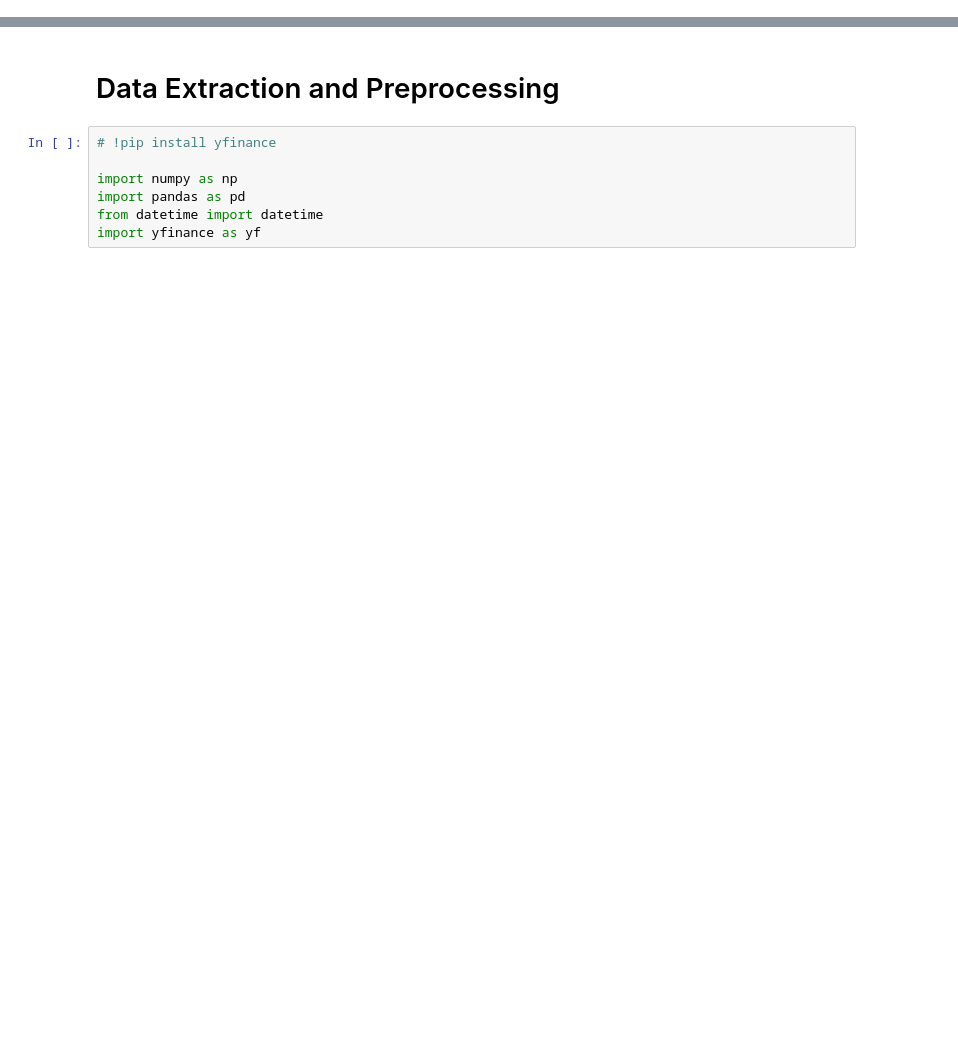
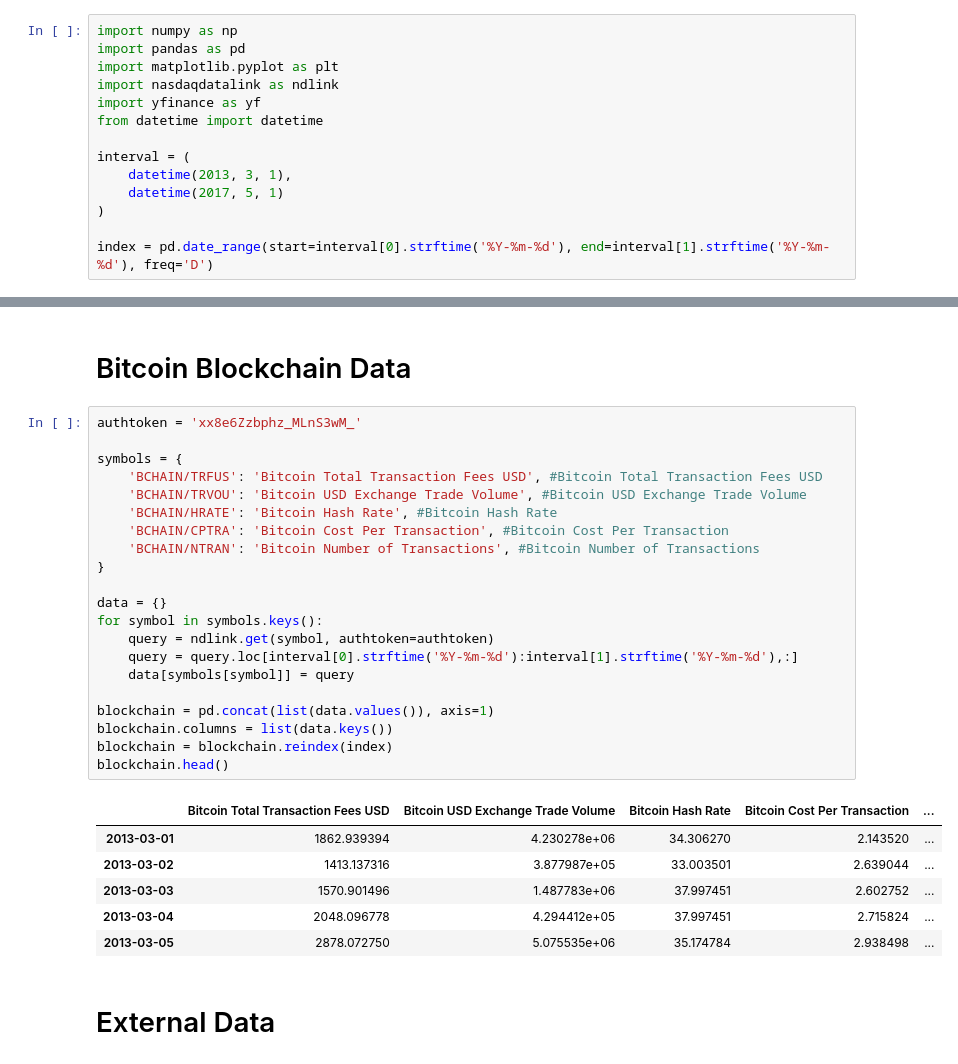
Before and after one commit to IgorTrevelin/MBA_TCC, a Jupyter notebook: data.ipynb, the cells around one changed output, grey strips where cells are left out. Drawn from its saved outputs; the diff is of its cells as text; blank space fills up the shorter version.

```diff
--- a/data.ipynb
+++ b/data.ipynb
@@ -0,0 +1,14 @@
+# %%
+import numpy as np
+import pandas as pd
+import matplotlib.pyplot as plt
+import nasdaqdatalink as ndlink
+import yfinance as yf
+from datetime import datetime
+
+interval = (
+    datetime(2013, 3, 1),
+    datetime(2017, 5, 1)
+)
+
+index = pd.date_range(start=interval[0].strftime('%Y-%m-%d'), end=interval[1].strftime('%Y-%m-%d'), freq='D')
@@ -1,9 +33,32 @@
+# %% [markdown]
+# Bitcoin Blockchain Data
+# %%
+authtoken = 'xx8e6Zzbphz_MLnS3wM_'
+
+symbols = {
+    'BCHAIN/TRFUS': 'Bitcoin Total Transaction Fees USD', #Bitcoin Total Transaction Fees USD
+    'BCHAIN/TRVOU': 'Bitcoin USD Exchange Trade Volume', #Bitcoin USD Exchange Trade Volume
+    'BCHAIN/HRATE': 'Bitcoin Hash Rate', #Bitcoin Hash Rate
+    'BCHAIN/CPTRA': 'Bitcoin Cost Per Transaction', #Bitcoin Cost Per Transaction
+    'BCHAIN/NTRAN': 'Bitcoin Number of Transactions', #Bitcoin Number of Transactions
+}
+
+data = {}
+for symbol in symbols.keys():
+    query = ndlink.get(symbol, authtoken=authtoken)
+    query = query.loc[interval[0].strftime('%Y-%m-%d'):interval[1].strftime('%Y-%m-%d'),:]
+    data[symbols[symbol]] = query
+
+blockchain = pd.concat(list(data.values()), axis=1)
+blockchain.columns = list(data.keys())
+blockchain = blockchain.reindex(index)
+blockchain.head()
+# %% [output]
+|  | Bitcoin Total Transaction Fees USD | Bitcoin USD Exchange Trade Volume | Bitcoin Hash Rate | Bitcoin Cost Per Transaction | ... |
+| 2013-03-01 | 1862.939394 | 4.230278e+06 | 34.306270 | 2.143520 | ... |
+| 2013-03-02 | 1413.137316 | 3.877987e+05 | 33.003501 | 2.639044 | ... |
+| 2013-03-03 | 1570.901496 | 1.487783e+06 | 37.997451 | 2.602752 | ... |
+| 2013-03-04 | 2048.096778 | 4.294412e+05 | 37.997451 | 2.715824 | ... |
+| 2013-03-05 | 2878.072750 | 5.075535e+06 | 35.174784 | 2.938498 | ... |
 # %% [markdown]
-# Data Extraction and Preprocessing
+# External Data
-# %%
-# !pip install yfinance
-
-import numpy as np
-import pandas as pd
-from datetime import datetime
-import yfinance as yf
```
Also changed, not shown: parts of 10 cells of this notebook, 2 other files.
